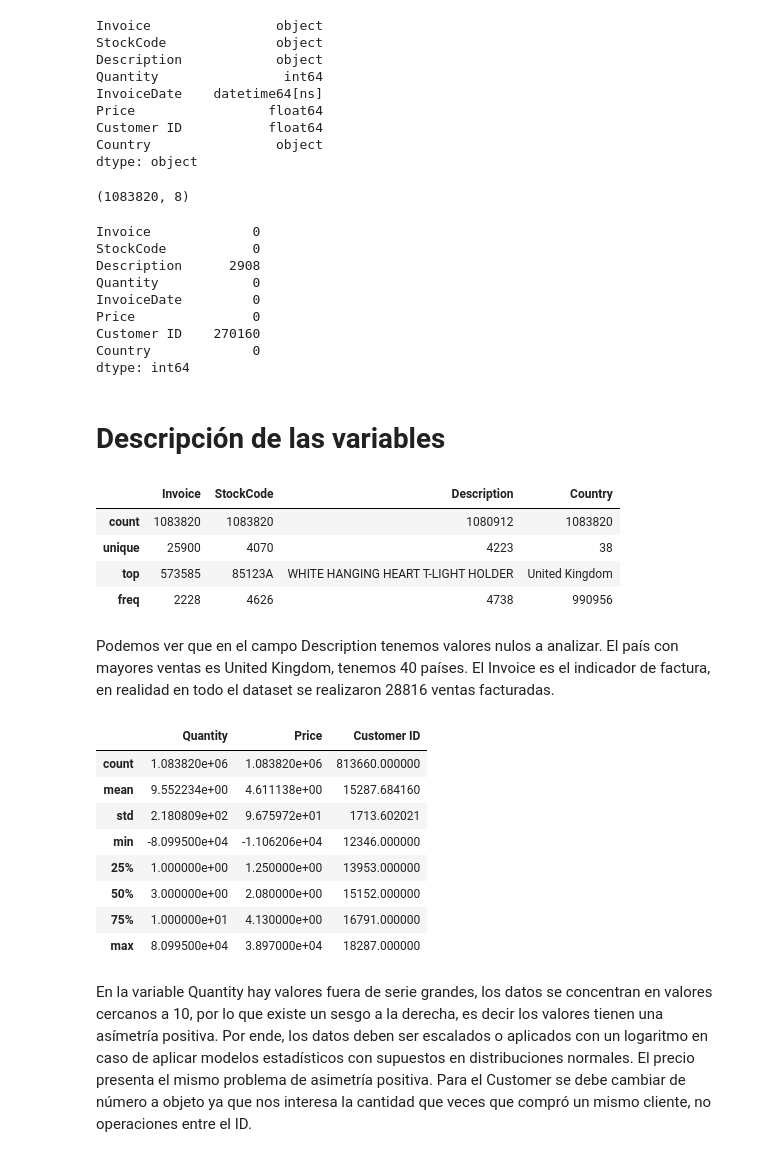
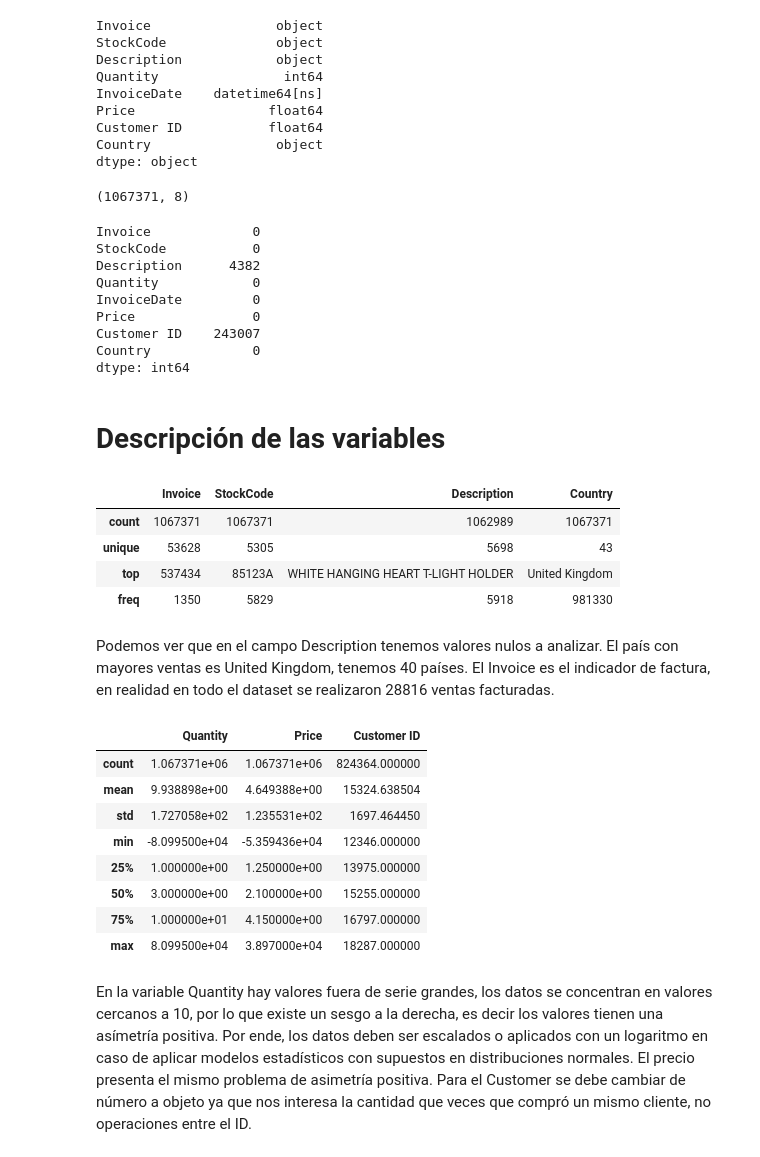
Before and after one commit to No-Country-simulation/s17-17-ft-data-bi, a Jupyter notebook: src/notebooks/eda.ipynb, the cells around one changed output. Saved outputs shown, nothing was run; the diff lists cells and outputs as text; code cells hidden in the pictures.

```diff
--- a/src/notebooks/eda.ipynb
+++ b/src/notebooks/eda.ipynb
@@ -8,26 +8,24 @@ import requests
 import zipfile
 import io
 import pandas as pd
+import os
+import logging
 
-url = "https://archive.ics.uci.edu/static/public/502/online+retail+ii.zip"
+file_path = 'data/raw/online_retail_II.xlsx'
 
-response = requests.request("GET", url)
-
-# Decode the zip file
-zip_file = zipfile.ZipFile(io.BytesIO(response.content))
-zip_file.extractall(path='data')
+if not os.path.exists(file_path):
+    url = "https://archive.ics.uci.edu/static/public/502/online+retail+ii.zip"
+    response = requests.request("GET", url)
+    zip_file = zipfile.ZipFile(io.BytesIO(response.content))
+    zip_file.extractall(path='data/raw')
+    logging.info("Downloaded and extracted the zip file")
 
 # Load the .xlsx file into a pandas dataframe
-year_2009_2010 = pd.read_excel(
-    'data/online_retail_II.xlsx', sheet_name='Year 2009-2010'
-    )
+year_2009_2010 = pd.read_excel(file_path, sheet_name='Year 2009-2010')
+year_2010_2011 = pd.read_excel(file_path, sheet_name='Year 2010-2011')
+logging.info("Loaded the data into a pandas dataframe")
 
-year_2009_2010 = pd.read_excel(
-    'data/online_retail_II.xlsx', sheet_name='Year 2010-2011'
-    )
-
-df = pd.concat([year_2009_2010, year_2009_2010], ignore_index=True)
-
+df = pd.concat([year_2009_2010, year_2010_2011], ignore_index=True)
 df.head(1)
 # %% [output]
 |  | Invoice | StockCode | Description | Quantity | InvoiceDate | Price | Customer ID | Country |
@@ -49,43 +47,43 @@ dtype: object
 # %%
 df.shape
 # %% [output]
-(1083820, 8)
+(1067371, 8)
 # %%
 df.isnull().sum()
 # %% [output]
 Invoice             0
 StockCode           0
-Description      2908
+Description      4382
 Quantity            0
 InvoiceDate         0
 Price               0
-Customer ID    270160
+Customer ID    243007
 Country             0
 dtype: int64
 # %% [markdown]
 # Descripción de las variables
 # %%
 # estadísticas de las columnas categoricas
-df.describe( include='object')
+df.describe( include=['object', 'string'])
 # %% [output]
 |  | Invoice | StockCode | Description | Country |
-| count | 1083820 | 1083820 | 1080912 | 1083820 |
-| unique | 25900 | 4070 | 4223 | 38 |
-| top | 573585 | 85123A | WHITE HANGING HEART T-LIGHT HOLDER | United Kingdom |
-| freq | 2228 | 4626 | 4738 | 990956 |
+| count | 1067371 | 1067371 | 1062989 | 1067371 |
+| unique | 53628 | 5305 | 5698 | 43 |
+| top | 537434 | 85123A | WHITE HANGING HEART T-LIGHT HOLDER | United Kingdom |
+| freq | 1350 | 5829 | 5918 | 981330 |
 # %% [markdown]
 Podemos ver que en el campo Description tenemos valores nulos a analizar. El país con mayores ventas es United Kingdom, tenemos 40 países. El Invoice es el indicador de factura, en realidad en todo el dataset se realizaron 28816 ventas facturadas.
 # %%
 df.describe( include=['float64', 'int64'])
 # %% [output]
 |  | Quantity | Price | Customer ID |
-| count | 1.083820e+06 | 1.083820e+06 | 813660.000000 |
-| mean | 9.552234e+00 | 4.611138e+00 | 15287.684160 |
-| std | 2.180809e+02 | 9.675972e+01 | 1713.602021 |
-| min | -8.099500e+04 | -1.106206e+04 | 12346.000000 |
-| 25% | 1.000000e+00 | 1.250000e+00 | 13953.000000 |
-| 50% | 3.000000e+00 | 2.080000e+00 | 15152.000000 |
-| 75% | 1.000000e+01 | 4.130000e+00 | 16791.000000 |
+| count | 1.067371e+06 | 1.067371e+06 | 824364.000000 |
+| mean | 9.938898e+00 | 4.649388e+00 | 15324.638504 |
+| std | 1.727058e+02 | 1.235531e+02 | 1697.464450 |
+| min | -8.099500e+04 | -5.359436e+04 | 12346.000000 |
+| 25% | 1.000000e+00 | 1.250000e+00 | 13975.000000 |
+| 50% | 3.000000e+00 | 2.100000e+00 | 15255.000000 |
+| 75% | 1.000000e+01 | 4.150000e+00 | 16797.000000 |
 | max | 8.099500e+04 | 3.897000e+04 | 18287.000000 |
 # %% [markdown]
 En la variable Quantity hay valores fuera de serie grandes, los datos se concentran en valores cercanos a 10, por lo que existe un sesgo a la derecha, es decir los valores tienen una asímetría positiva. Por ende, los datos deben ser escalados o aplicados con un logaritmo en caso de aplicar modelos estadísticos con supuestos en distribuciones normales. El precio presenta el mismo problema de asimetría positiva. Para el Customer se debe cambiar de número a objeto ya que nos interesa la cantidad que veces que compró un mismo cliente, no operaciones entre el ID.
```
Also changed, not shown: parts of 31 cells of this notebook.
